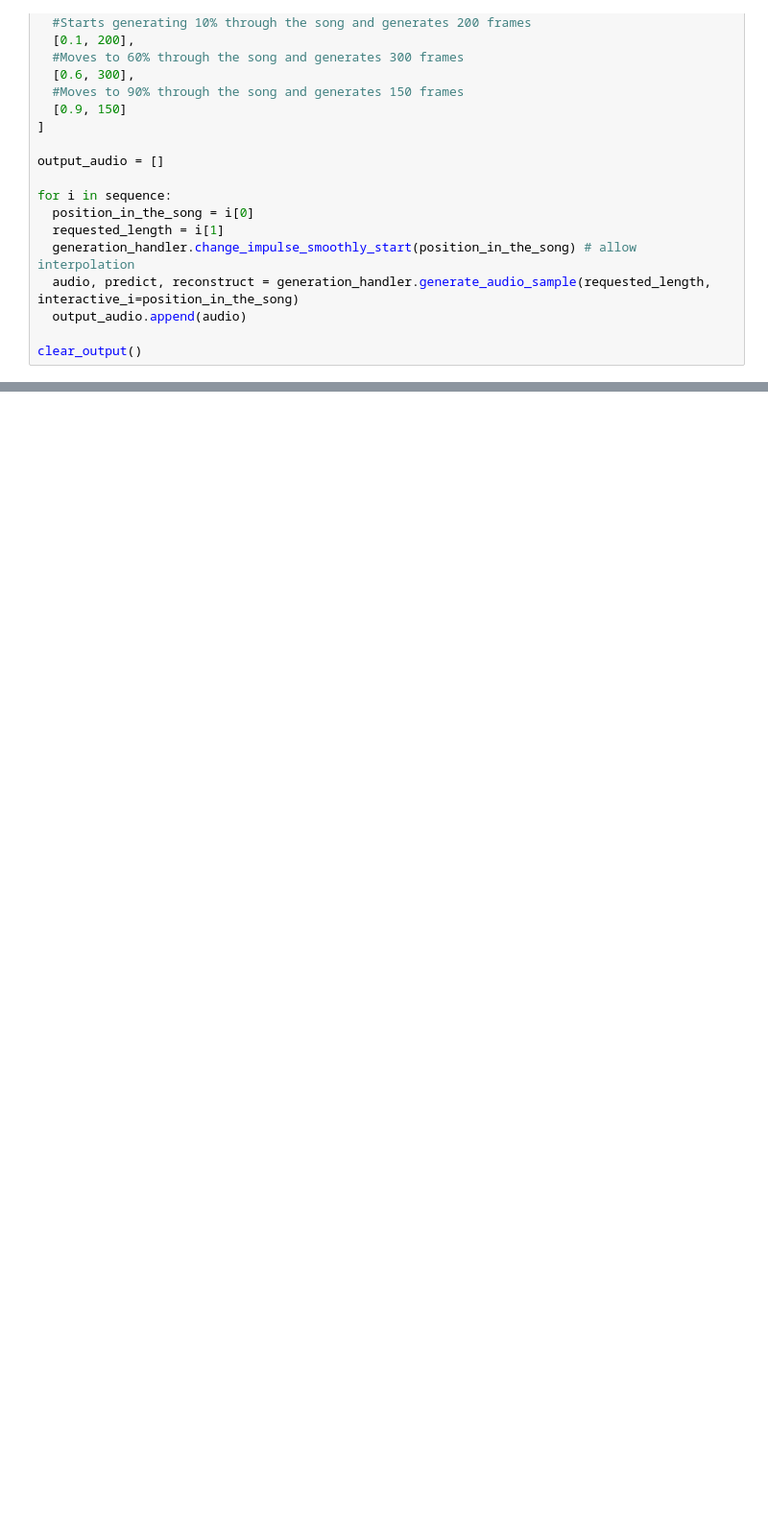
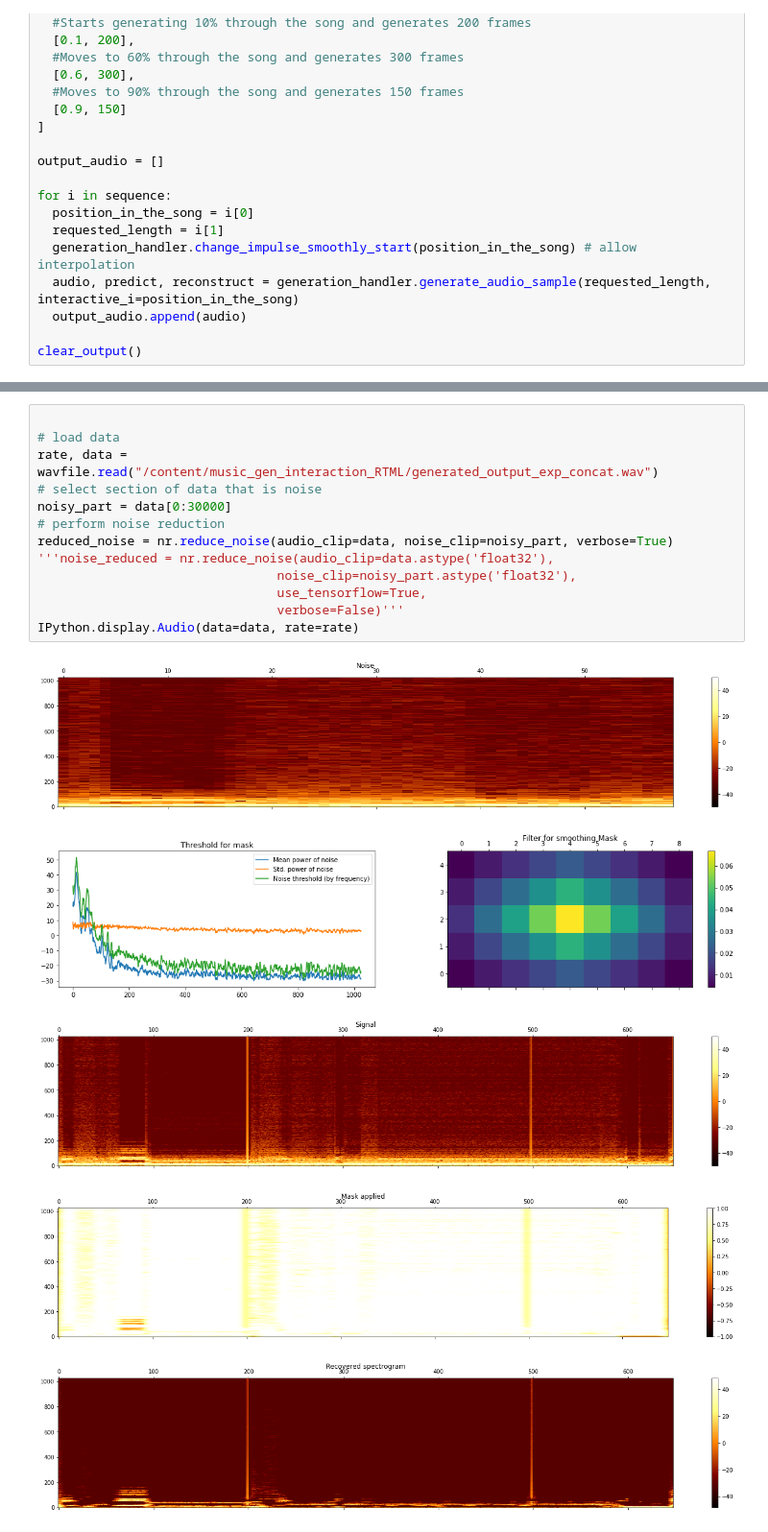
Before and after one commit to FabioRovai/Protein2Melody, a Jupyter notebook: Protein2melody.ipynb, the cells around one changed output, grey strips where cells are left out. Shown at 96% size. Saved outputs shown, nothing was run; the diff lists cells and outputs as text; blank space fills up the shorter version.

```diff
--- a/Protein2melody.ipynb
+++ b/Protein2melody.ipynb
@@ -236,0 +231,19 @@ Audio(out_name)
+# %%
+
+# load data
+rate, data = wavfile.read("/content/music_gen_interaction_RTML/generated_output_exp_concat.wav")
+# select section of data that is noise
+noisy_part = data[0:30000]
+# perform noise reduction
+reduced_noise = nr.reduce_noise(audio_clip=data, noise_clip=noisy_part, verbose=True)
+'''noise_reduced = nr.reduce_noise(audio_clip=data.astype('float32'),
+                                noise_clip=noisy_part.astype('float32'),
+                                use_tensorflow=True,
+                                verbose=False)'''
+IPython.display.Audio(data=data, rate=rate)
+# %% [output]
+[figure, added]
+[figure, added]
+[figure, added]
+[figure, added]
+[figure, added]
```
Also changed, not shown: parts of 6 cells of this notebook.
